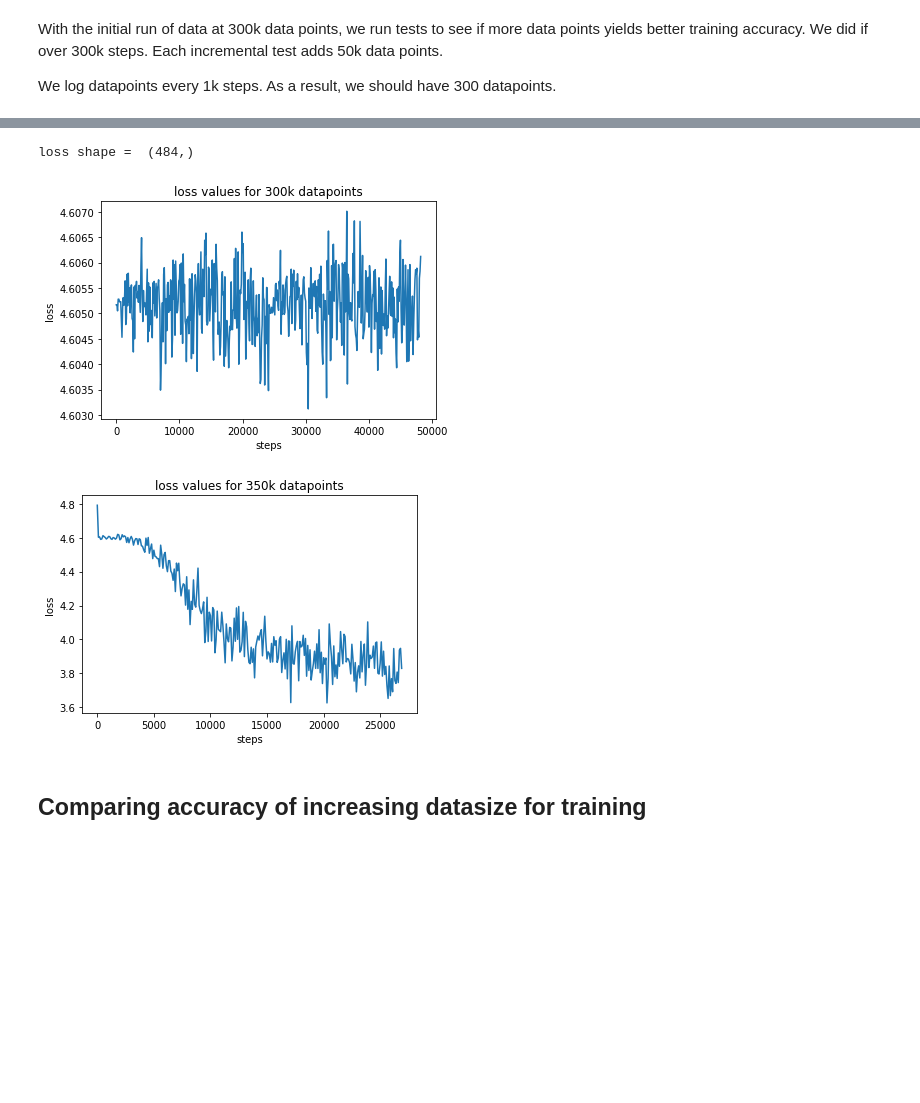
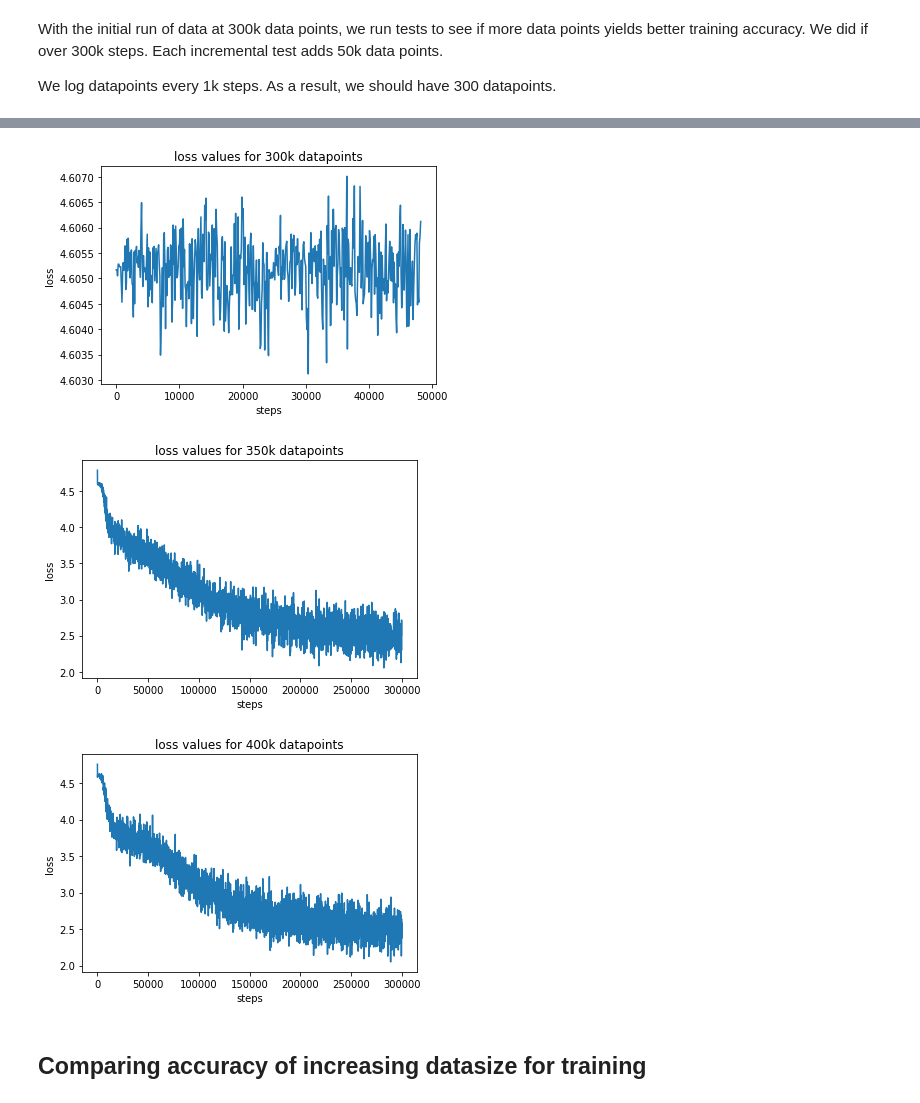
Before and after one commit to gfanti/bitcoin-deanonymization, a Jupyter notebook: vis-tests.ipynb, the cells around one changed output, grey strips where cells are left out. Drawn from its saved outputs; the diff is of its cells as text; code cells hidden in the pictures; blank space fills up the shorter version.

```diff
--- a/vis-tests.ipynb
+++ b/vis-tests.ipynb
@@ -85,23 +142,7 @@ plot_group(h1, 2, lbl)
 oneH = []
 oneH += [np.genfromtxt('tests/100x100/100x100_100.csv', delimiter=',')]
 
-for i, arr in enumerate(oneH):
-    # strip last value
-    oneH[i] = arr[:-1].reshape((-1,3))
+preprocess_data(oneH)
 print oneH[0].shape
 # %% [output]
 (300, 3)
-# %%
-for i, arr in enumerate(oneH):
-    titles = ['train', 'val', 'test']
-    plt.figure()
-    for j in range(3):
-        plt.subplot(2,2,j+1)
-        plt.plot(oneH[i][:,j])
-        plt.title(titles[j])
-        plt.xlim(0,300)
-        plt.ylim(0,.6)
-        plt.xlabel('steps (k)')
-        plt.ylabel('accuracy')
-    plt.suptitle('100x100')
-    plt.show()
@@ -118,21 +161,8 @@ ds = []
 
 ds+= [np.genfromtxt('tests/datasize/datasize_300000.csv', delimiter=',')]
 ds+= [np.genfromtxt('tests/datasize/datasize_350000.csv', delimiter=',')]
+ds+= [np.genfromtxt('tests/datasize/datasize_400000.csv', delimiter=',')]
+ds+= [np.genfromtxt('tests/datasize/datasize_450000.csv', delimiter=',')]
+ds+= [np.genfromtxt('tests/datasize/datasize_500000.csv', delimiter=',')]
 
-for i, arr in enumerate(ds):
-    # strip last value
-    ds[i] = arr[:-1].reshape((-1,3))
+ds = preprocess_data(ds)
-# %%
-for i, arr in enumerate(ds):
-    titles = ['train', 'val', 'test']
-    plt.figure()
-    for j in range(3):
-        plt.subplot(2,2,j+1)
-        plt.plot((ds[i])[:,j])
-        plt.title(titles[j])
-        plt.xlim(0,300)
-        plt.ylim(0,.6)
-        plt.xlabel('steps (k)')
-        plt.ylabel('accuracy')
-    plt.suptitle('test ' + str(i+1) + ' -- ' + str(300 + (i)*50)+'k')
-    plt.show()
@@ -142,20 +177,21 @@ for i, arr in enumerate(ds):
 # %%
 loss = []
 
 loss += [np.genfromtxt('tests/datasizeloss/datasizeloss_300000.csv', delimiter=',')]
 loss += [np.genfromtxt('tests/datasizeloss/datasizeloss_350000.csv', delimiter=',')]
-print 'loss shape = ', loss[0].shape
+loss += [np.genfromtxt('tests/datasizeloss/datasizeloss_400000.csv', delimiter=',')]
+
 for i, arr in enumerate(loss):
     plt.figure()
     plt.plot([100*j for j in range(len(arr))],arr)
     plt.title('loss values for '+str(300 + i*50)+'k datapoints')
     plt.xlabel('steps')
     plt.ylabel('loss')
     plt.show()
 # %% [output]
-loss shape =  (484,)
 [figure]
-[figure, old version]
+[figure, new version]
+[figure, added]
 # %% [markdown]
 ## Comparing accuracy of increasing datasize for training
 # %%
```
Also changed, not shown: parts of 30 cells of this notebook.
